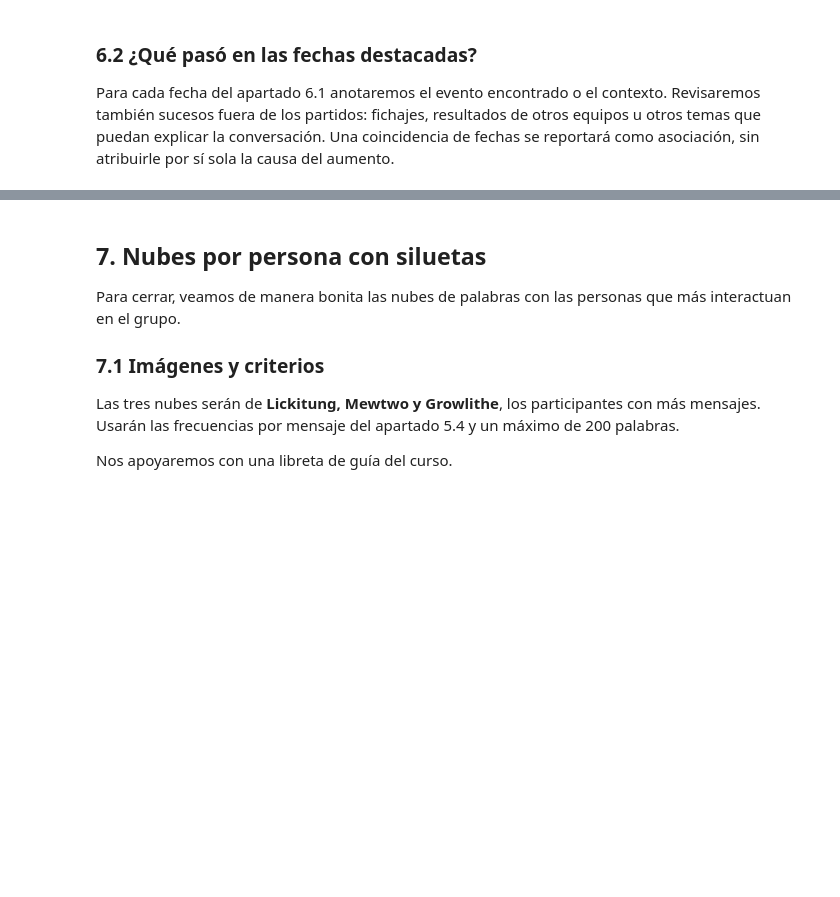
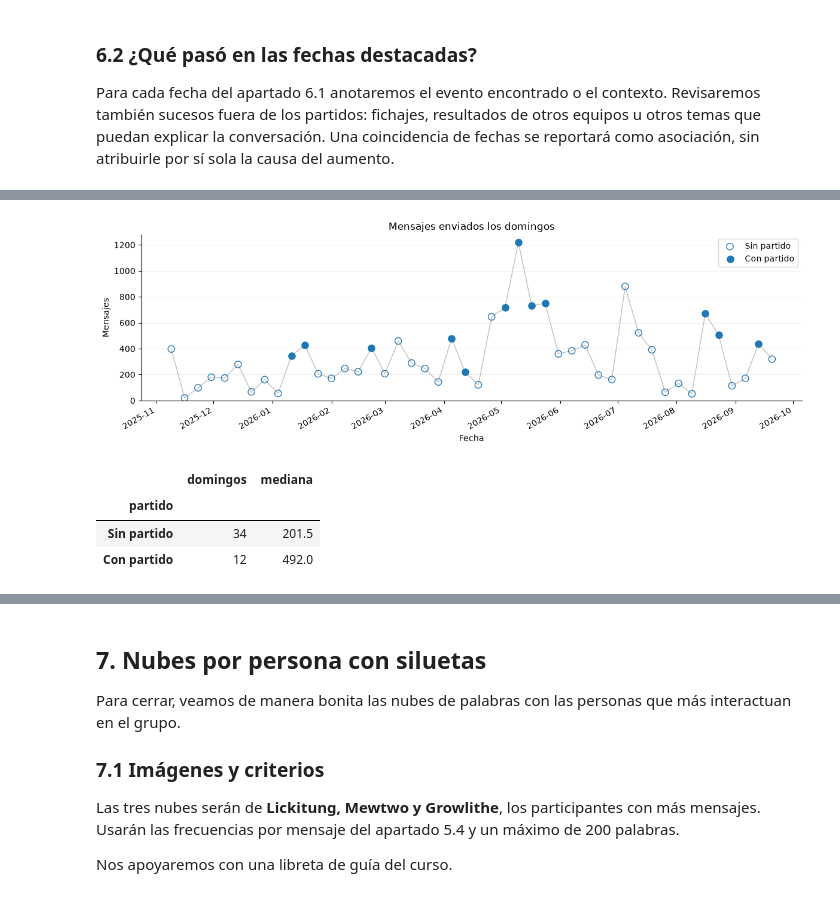
Before and after one commit to gamasand/mi-grupo-de-wasap, a Jupyter notebook: notebooks/analisis_grupo.ipynb, the cells around one changed output, grey strips where cells are left out. Saved outputs shown, nothing was run; the diff lists cells and outputs as text; code cells hidden in the pictures; blank space fills up the shorter version.

```diff
--- a/notebooks/analisis_grupo.ipynb
+++ b/notebooks/analisis_grupo.ipynb
@@ -905,0 +1057,46 @@ Dentro del top 10:
+# %%
+domingos = actividad_diaria.loc[
+    actividad_diaria.index.dayofweek == 6
+].to_frame()
+
+domingos["partido"] = domingos.index.isin(partidos_pumas["fecha"])
+
+con_partido = domingos.loc[domingos["partido"]]
+sin_partido = domingos.loc[~domingos["partido"]]
+
+fig, ax = plt.subplots(figsize=(12, 4))
+ax.plot(domingos.index, domingos["mensajes"], color="0.75", linewidth=1)
+
+ax.scatter(
+    sin_partido.index, sin_partido["mensajes"],
+    facecolors="none", edgecolors="tab:blue", s=65,
+    label="Sin partido", zorder=3
+)
+ax.scatter(
+    con_partido.index, con_partido["mensajes"],
+    color="tab:blue", s=65,
+    label="Con partido", zorder=4
+)
+
+ax.set(
+    title="Mensajes enviados los domingos",
+    xlabel="Fecha", ylabel="Mensajes"
+)
+ax.set_ylim(bottom=0)
+ax.grid(axis="y", alpha=0.2)
+ax.legend()
+fig.autofmt_xdate()
+plt.tight_layout()
+plt.show()
+
+display(
+    domingos.groupby("partido")["mensajes"]
+    .agg(domingos="size", mediana="median")
+    .rename(index={False: "Sin partido", True: "Con partido"})
+)
+# %% [output]
+[figure, added]
+|  | domingos | mediana |
+| partido |  |  |
+| Sin partido | 34 | 201.5 |
+| Con partido | 12 | 492.0 |
```
Also changed, not shown: parts of 10 cells of this notebook.
